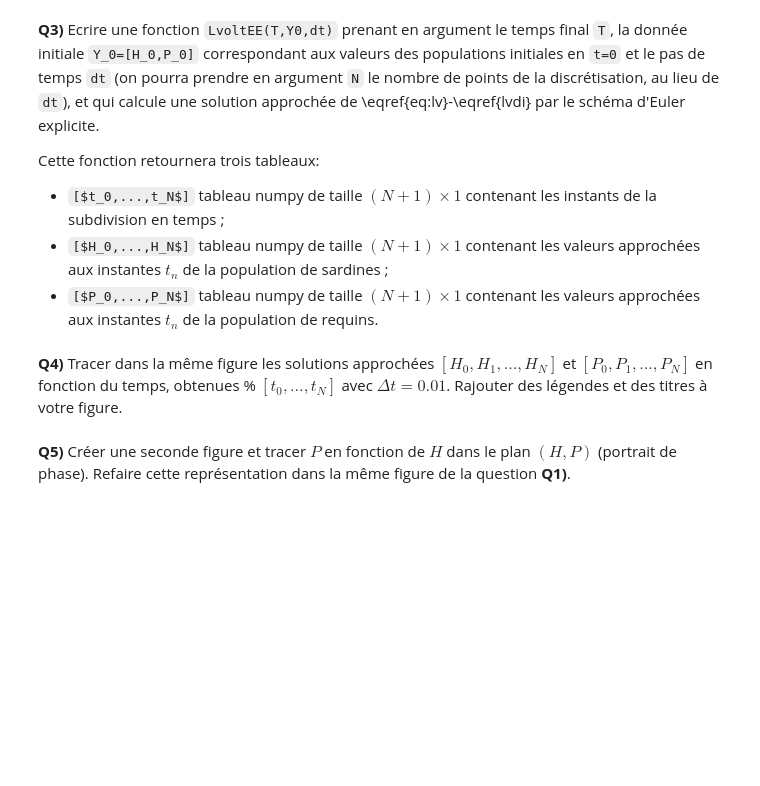
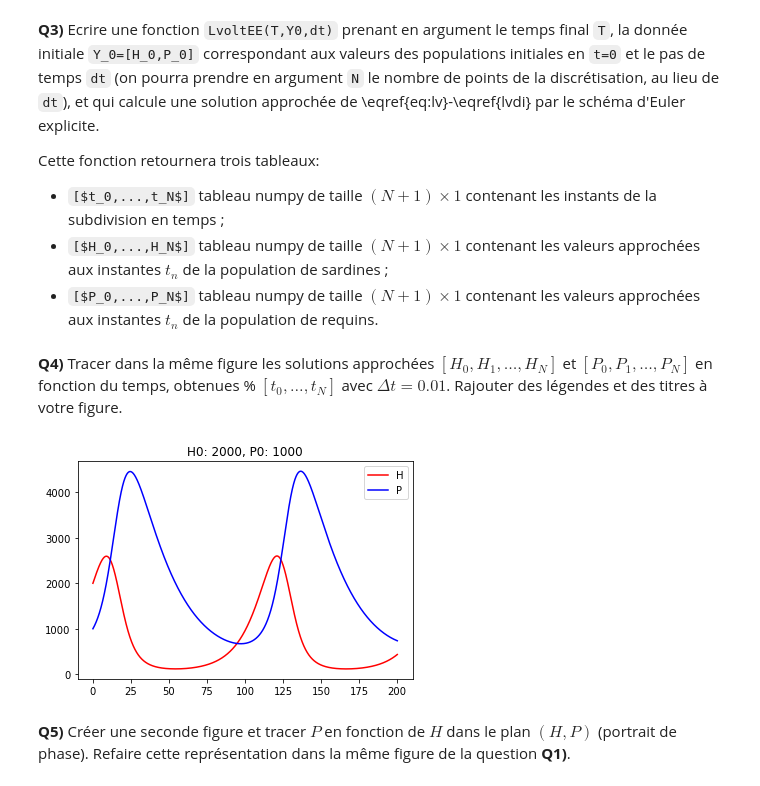
Before and after one commit to PAYRAULT/MPI, a Jupyter notebook: MEU304 - EDO/TP/tp02-sujet-1.ipynb, the cells around one changed output. Drawn from its saved outputs; the diff is of its cells as text; code cells hidden in the pictures; blank space fills up the shorter version.

```diff
--- a/MEU304 - EDO/TP/tp02-sujet-1.ipynb
+++ b/MEU304 - EDO/TP/tp02-sujet-1.ipynb
@@ -110,2 +108,14 @@ Cette fonction retournera trois tableaux:
+# %%
+# <completer>
+def LvoltEE(T, y0, deltaT):
+    t = np.arange(0,T,deltaT)
+    y1 = np.zeros(t.size)
+    y2 = np.zeros(t.size)
+    y1[0] = y0[0]
+    y2[0] = y0[1]
+    for i in range(1,t.size):
+        y1[i] = y1[i-1]+deltaT*F1(y1[i-1], y2[i-1])
+        y2[i] = y2[i-1]+deltaT*F2(y1[i-1], y2[i-1])
+    return(t,y1,y2)
 # %% [markdown]
 **Q4)** Tracer dans la même figure les solutions approchées $[H_0,H_1,\ldots,H_N]$ et $[P_0,P_1,\ldots,P_N]$ en fonction du temps, obtenues % $[t_0,\ldots,t_N]$ avec $\Delta t=0.01$. Rajouter des légendes et des titres à votre figure.
@@ -114,2 +127,18 @@ Cette fonction retournera trois tableaux:
+# %%
+# <completer>
+H0 = 2000
+P0 = 1000
+(t,y1,y2) = LvoltEE(200,(H0,P0),0.01)
+
+
+plt.title(f"H0: {H0}, P0: {P0}")
+plt.plot(t,y1, 'r', label="H")
+plt.plot(t,y2, 'b', label="P")
+plt.legend(loc="upper right")
+
+# show the plot
+plt.show()
+# %% [output]
+[figure, added]
 # %% [markdown]
 **Q5)** Créer une seconde figure et tracer  $P$ en fonction de $H$ dans le plan $(H,P)$ (portrait de phase). Refaire cette représentation dans la même figure de la question **Q1)**.
```
Also changed, not shown: parts of 11 cells of this notebook.
